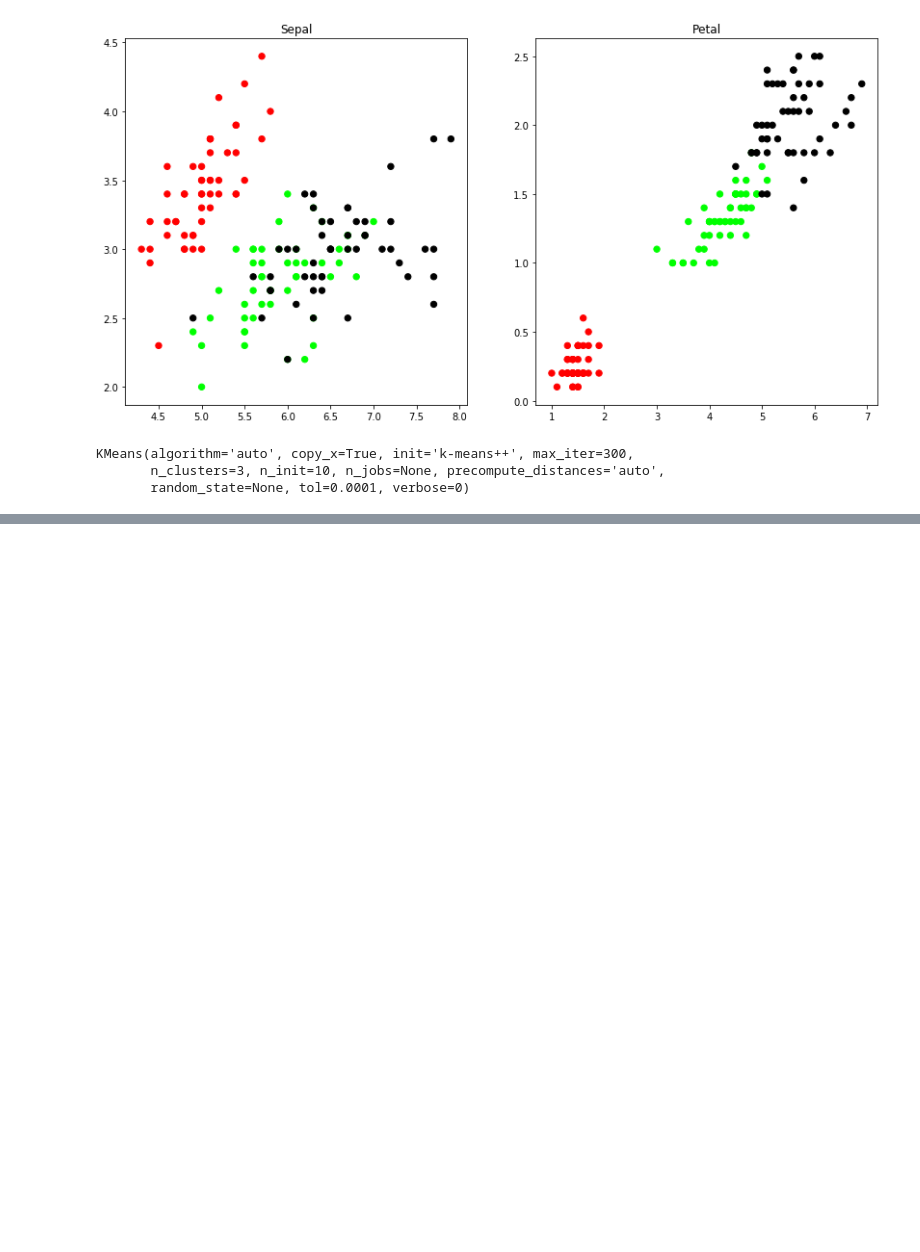
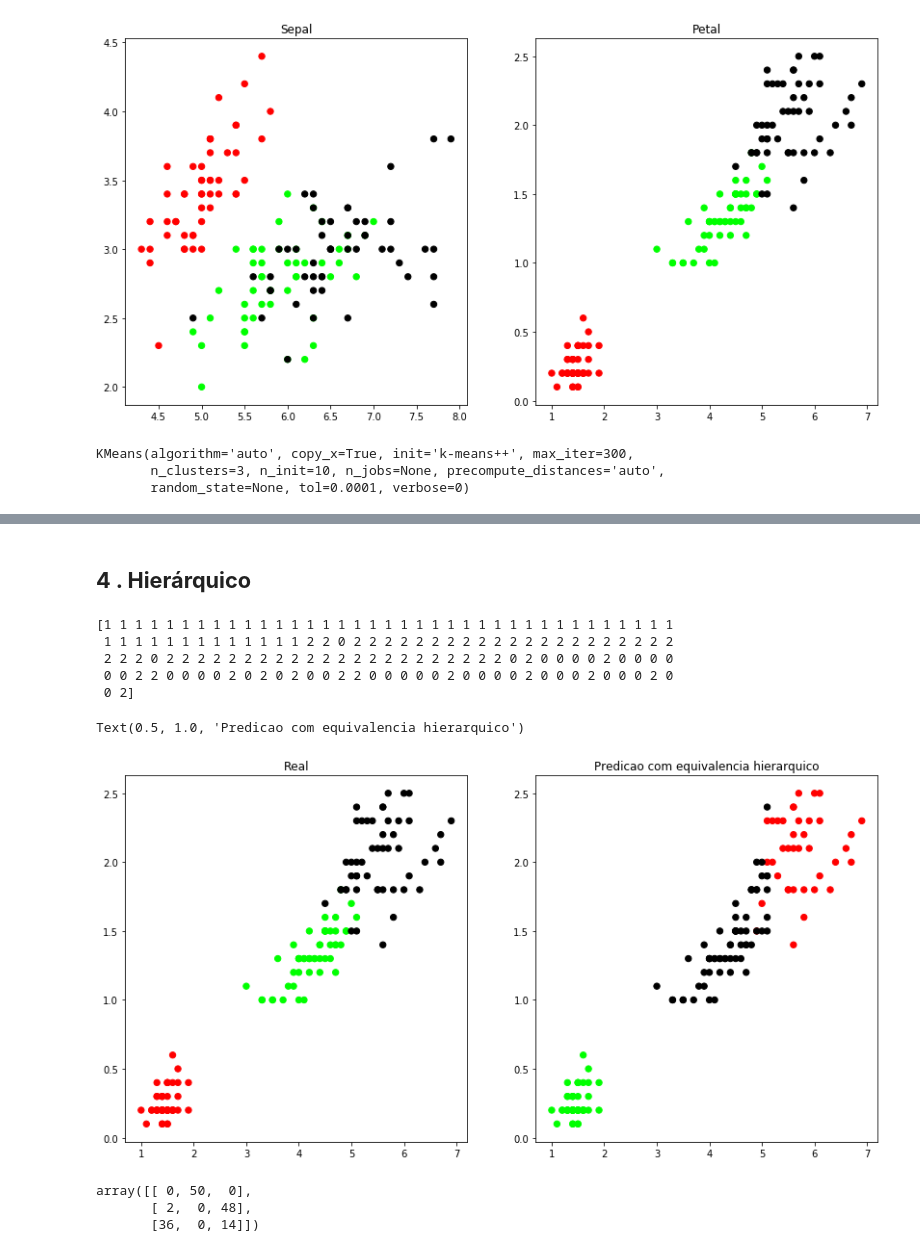
Before and after one commit to jcalbertin/mba, a Jupyter notebook: Trabalho_não_supervisionado_mba.ipynb, the cells around one changed output, grey strips where cells are left out. Cells and saved outputs as stored; diff of their text form; code cells hidden in the pictures; blank space fills up the shorter version.

```diff
--- a/Trabalho_não_supervisionado_mba.ipynb
+++ b/Trabalho_não_supervisionado_mba.ipynb
@@ -136,0 +262,40 @@ Classe 2 - classificado 36 (classe 2), porem 14 classes 2 ( como classe 1)
+# %% [markdown]
+## **4 . Hierárquico**
+# %%
+from sklearn.cluster import AgglomerativeClustering
+hierarquico = AgglomerativeClustering(n_clusters=4, affinity="euclidean", linkage="ward")
+labels = model.fit(x).labels_
+# %%
+predicaoYHierarquico = np.choose(labels, [0,1, 2]).astype(np.int32)
+print(predicaoYHierarquico)
+# %% [output]
+[1 1 1 1 1 1 1 1 1 1 1 1 1 1 1 1 1 1 1 1 1 1 1 1 1 1 1 1 1 1 1 1 1 1 1 1 1
+ 1 1 1 1 1 1 1 1 1 1 1 1 1 2 2 0 2 2 2 2 2 2 2 2 2 2 2 2 2 2 2 2 2 2 2 2 2
+ 2 2 2 0 2 2 2 2 2 2 2 2 2 2 2 2 2 2 2 2 2 2 2 2 2 2 0 2 0 0 0 0 2 0 0 0 0
+ 0 0 2 2 0 0 0 0 2 0 2 0 2 0 0 2 2 0 0 0 0 0 2 0 0 0 0 2 0 0 0 2 0 0 0 2 0
+ 0 2]
+# %%
+# Visualizando resultados
+plt.figure(figsize=(14,7))
+
+# Definindo cores
+colormap = np.array(['red', 'lime', 'black'])
+
+# Original
+plt.subplot(1, 2, 1)
+plt.scatter(x.Petal_Length, x.Petal_Width, c=colormap[y.Targets], s=40)
+plt.title('Real')
+
+# Predicao com valores gmm
+plt.subplot(1, 2, 2)
+plt.scatter(x.Petal_Length, x.Petal_Width, c=colormap[predicaoYHierarquico], s=40)
+plt.title('Predicao com equivalencia hierarquico')
+# %% [output]
+Text(0.5, 1.0, 'Predicao com equivalencia hierarquico')
+[figure, added]
+# %%
+sm.confusion_matrix(y, predicaoYHierarquico)
+# %% [output]
+array([[ 0, 50,  0],
+       [ 2,  0, 48],
+       [36,  0, 14]])
```
Also changed, not shown: parts of 23 cells of this notebook.
